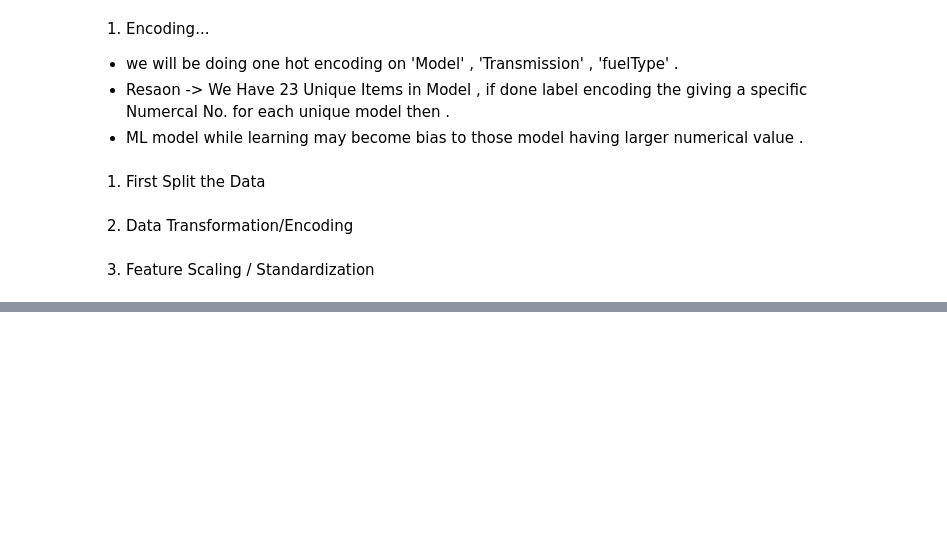
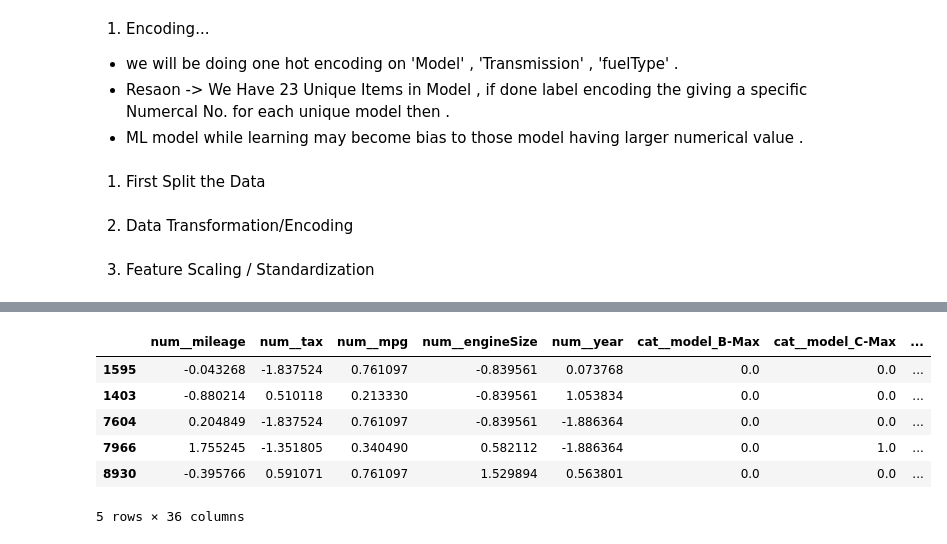
Before and after one commit to adarsh-singh106/Road-To-ML, a Jupyter notebook: Week - 2/02-Ford-Price-Prediction.ipynb, the cells around one changed output, grey strips where cells are left out. Cells and saved outputs as stored; diff of their text form; code cells hidden in the pictures; blank space fills up the shorter version.

Commit message:
Implement StandardScaler (Label Transformation Pending)

```diff
--- a/Week - 2/02-Ford-Price-Prediction.ipynb
+++ b/Week - 2/02-Ford-Price-Prediction.ipynb
@@ -476,0 +526,41 @@ Index(['model_B-Max', 'model_C-Max', 'model_Ecosport', 'model_Edge',
+# %%
+from sklearn.compose import ColumnTransformer
+from sklearn.preprocessing import OneHotEncoder, StandardScaler
+
+# 1. Define which columns go where
+# (Double check these names match your dataframe exactly)
+numerical_cols = ['mileage', 'tax', 'mpg', 'engineSize', 'year']
+categorical_cols = ['model', 'transmission', 'fuelType']
+
+# 2. Create the "Master Processor"
+preprocessor = ColumnTransformer(
+    transformers=[
+        # Step A: Scale the numbers
+        ('num', StandardScaler(), numerical_cols),
+
+        # Step B: Encode the categories
+        ('cat', OneHotEncoder(handle_unknown='ignore', sparse_output=False), categorical_cols)
+    ],
+    # Step C: Drop anything else (like 'price' if it's still in X)
+    remainder='drop'
+)
+
+preprocessor.set_output(transform='pandas')
+
+# 3. Apply it (The Magic)
+# Fit ONLY on Train, then Transform both
+x_train_processed = preprocessor.fit_transform(x_train)
+x_test_processed = preprocessor.transform(x_test)
+
+# 4. (Optional) Convert back to DataFrame to see the result with names
+# Note: Newer sklearn versions support this natively with `preprocessor.set_output(transform='pandas')`
+# %%
+x_train_processed.head()
+# %% [output]
+|  | num__mileage | num__tax | num__mpg | num__engineSize | num__year | cat__model_B-Max | cat__model_C-Max | ... |
+| 1595 | -0.043268 | -1.837524 | 0.761097 | -0.839561 | 0.073768 | 0.0 | 0.0 | ... |
+| 1403 | -0.880214 | 0.510118 | 0.213330 | -0.839561 | 1.053834 | 0.0 | 0.0 | ... |
+| 7604 | 0.204849 | -1.837524 | 0.761097 | -0.839561 | -1.886364 | 0.0 | 0.0 | ... |
+| 7966 | 1.755245 | -1.351805 | 0.340490 | 0.582112 | -1.886364 | 0.0 | 1.0 | ... |
+| 8930 | -0.395766 | 0.591071 | 0.761097 | 1.529894 | 0.563801 | 0.0 | 0.0 | ... |
+5 rows × 36 columns
```
Also changed, not shown: parts of 8 cells of this notebook.
